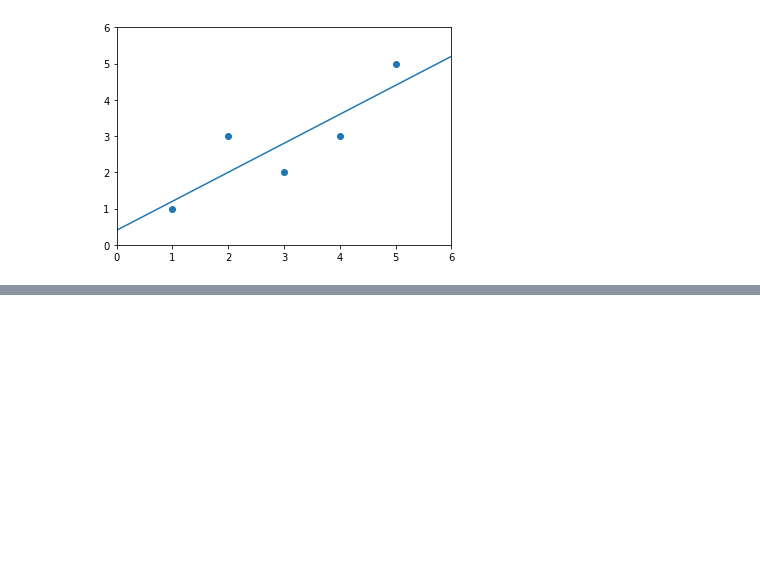
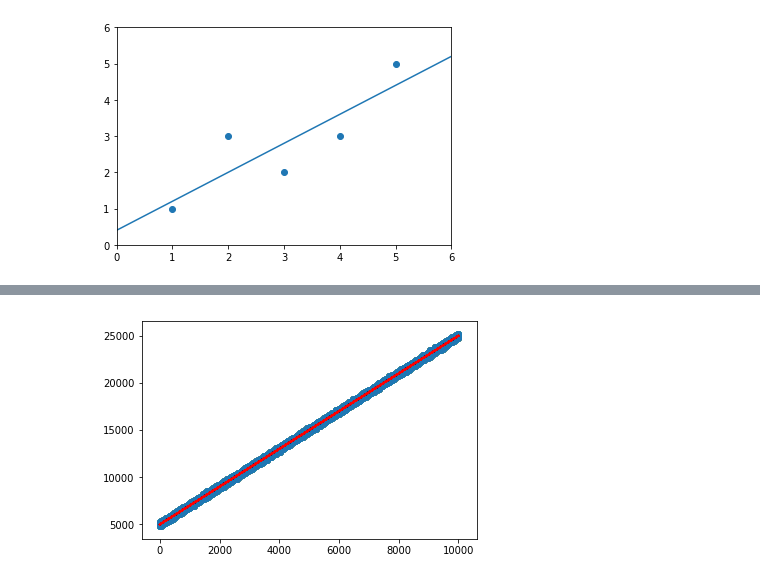
Before and after one commit to TobiasYin/MachineLearning, a Jupyter notebook: LinearRegression.ipynb, the cells around one changed output, grey strips where cells are left out. Cells and saved outputs as stored; diff of their text form; code cells hidden in the pictures; blank space fills up the shorter version.

```diff
--- a/LinearRegression.ipynb
+++ b/LinearRegression.ipynb
@@ -26,0 +168,7 @@ plt.show()
+# %%
+%%timeit
+s = SimpleLinearRegression1()
+s.fit(x,y)
+plt.scatter(x,y)
+plt.plot(x, s.predict(x), color = "r")
+# %% [output]
@@ -26,0 +176 @@ plt.show()
+[figure, added]
```
Also changed, not shown: parts of 66 cells of this notebook, 4 other files.
